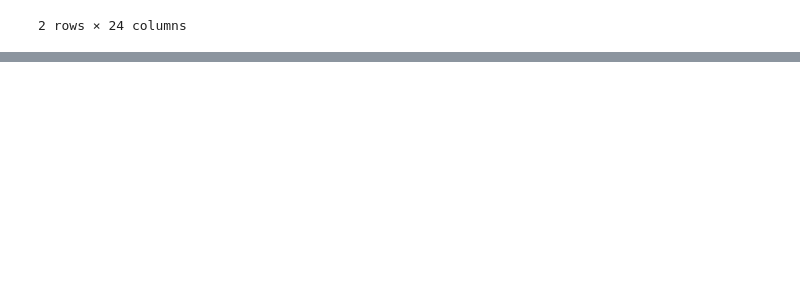
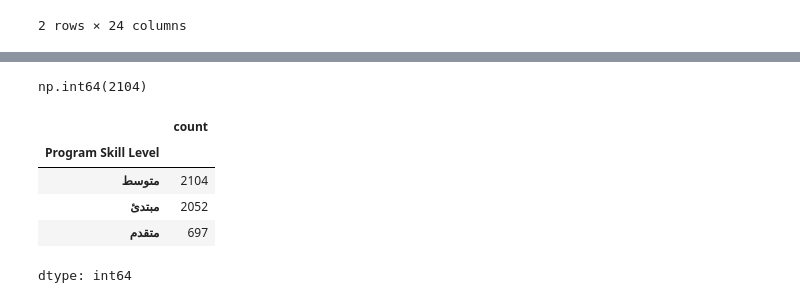
Before and after one commit to AbdullahAljubran/Elite-Training-Programs, a Jupyter notebook: main.ipynb, the cells around one changed output, grey strips where cells are left out. Cells and saved outputs as stored; diff of their text form; code cells hidden in the pictures; blank space fills up the shorter version.

```diff
--- a/main.ipynb
+++ b/main.ipynb
@@ -426,0 +535,8 @@ dtype: int64
+# %%
+df['Employment Status'] = df['Employment Status'].fillna(df['Employment Status'].mode()[0])
+# %%
+# ما نحتاجه لانه موجود Employment Status
+df = df.drop('Still Working', axis=1)
+# %%
+df['University Degree Score'] = df['University Degree Score'].fillna(df['University Degree Score'].median())
+df['University Degree Score System'] = df['University Degree Score System'].fillna(df['University Degree Score System'].mode()[0])
@@ -426,0 +564,14 @@ dtype: int64
+# %%
+mode_count =(df['Program Skill Level'] == 'متوسط').sum()
+mode_count
+# %% [output]
+np.int64(2104)
+# %%
+df['Program Skill Level'].value_counts()
+# %% [output]
+|  | count |
+| Program Skill Level |  |
+| متوسط | 2104 |
+| مبتدئ | 2052 |
+| متقدم | 697 |
+dtype: int64
```
Also changed, not shown: parts of 18 cells of this notebook.
